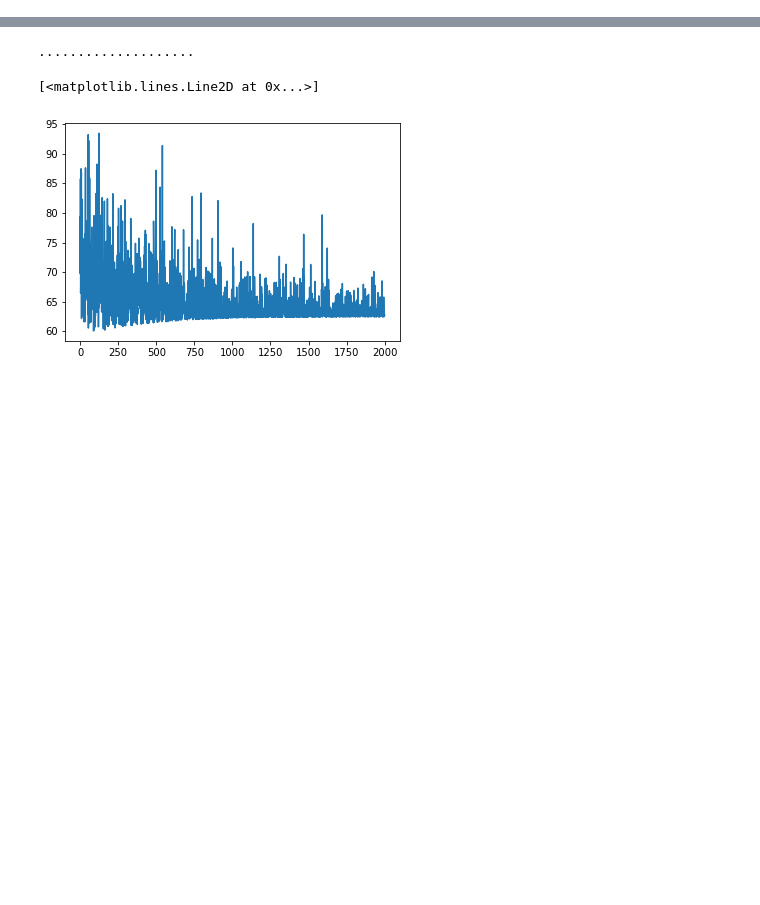
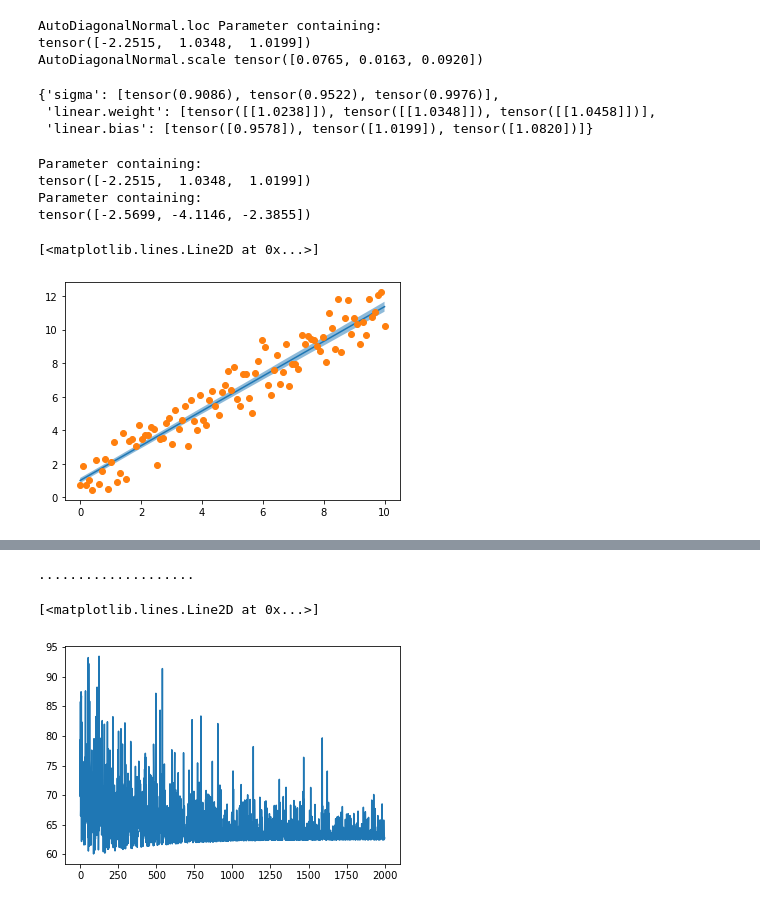
Before and after one commit to ajkluber/new-test, a Jupyter notebook: regr.ipynb, the cells around one changed output, grey strips where cells are left out. Cells and saved outputs as stored; diff of their text form; code cells hidden in the pictures; blank space fills up the shorter version.

```diff
--- a/regr.ipynb
+++ b/regr.ipynb
@@ -16,0 +147,3 @@ pyro.enable_validation(True)
+# %%
+model = BayesianRegression(1, 1)
+guide = AutoDiagonalNormal(model)
@@ -16,0 +171,60 @@ pyro.enable_validation(True)
+# %%
+guide.requires_grad_(False)
+
+for name, value in pyro.get_param_store().items():
+    print(name, pyro.param(name))
+# %% [output]
+AutoDiagonalNormal.loc Parameter containing:
+tensor([-2.2515,  1.0348,  1.0199])
+AutoDiagonalNormal.scale tensor([0.0765, 0.0163, 0.0920])
+# %%
+guide.quantiles([0.25, 0.5, 0.75])
+# %% [output]
+{'sigma': [tensor(0.9086), tensor(0.9522), tensor(0.9976)],
+ 'linear.weight': [tensor([[1.0238]]), tensor([[1.0348]]), tensor([[1.0458]])],
+ 'linear.bias': [tensor([0.9578]), tensor([1.0199]), tensor([1.0820])]}
+# %%
+for param in guide.parameters():
+    print(param)
+# %% [output]
+Parameter containing:
+tensor([-2.2515,  1.0348,  1.0199])
+Parameter containing:
+tensor([-2.5699, -4.1146, -2.3855])
+# %%
+def summary(samples):
+    site_stats = {}
+    for k, v in samples.items():
+        site_stats[k] = {
+            "mean": torch.mean(v, 0),
+            "std": torch.std(v, 0),
+            "5%": v.kthvalue(int(len(v) * 0.05), dim=0)[0],
+            "95%": v.kthvalue(int(len(v) * 0.95), dim=0)[0],
+        }
+    return site_stats
+
+
+predictive = Predictive(model, guide=guide, num_samples=800,
+                        return_sites=("linear.weight", "obs", "_RETURN"))
+samples = predictive(x_data)
+pred_summary = summary(samples)
+# %%
+mu = pred_summary["_RETURN"]
+y = pred_summary["obs"]
+predictions = {
+    "x_data": x_data[:, 0],
+    "mu_mean": mu["mean"],
+    "mu_perc_5": mu["5%"],
+    "mu_perc_95": mu["95%"],
+    "y_mean": y["mean"],
+    "y_perc_5": y["5%"],
+    "y_perc_95": y["95%"],
+    "y_data": y_data
+}
+# %%
+plt.plot(x_data, predictions['mu_mean'])
+plt.fill_between(x_data[:,0], predictions['mu_perc_5'], predictions['mu_perc_95'], alpha=0.5)
+plt.plot(x_data, y_data, 'o')
+# %% [output]
+[<matplotlib.lines.Line2D at 0x...>]
+[figure, added]
```
Also changed, not shown: parts of 40 cells of this notebook, 1 other file.
